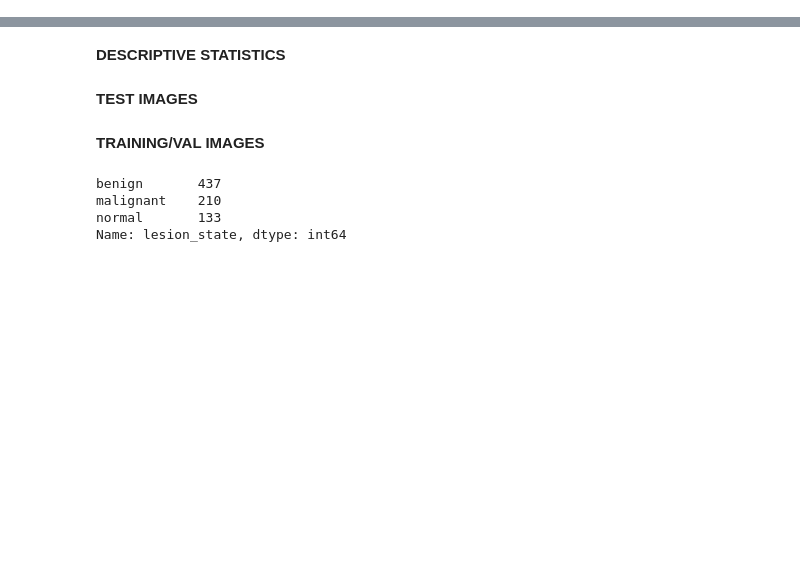
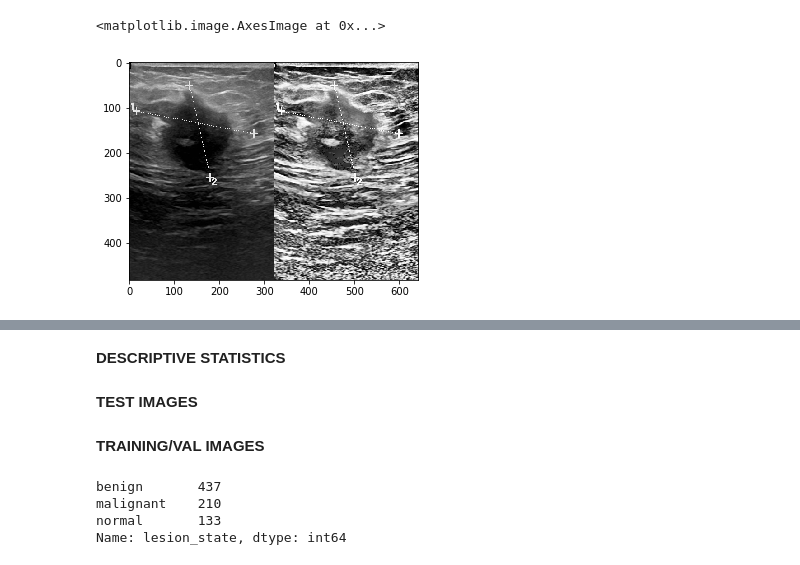
Before and after one commit to mroussak/BUS_Deep_Learning, a Jupyter notebook: data_exploration.ipynb, the cells around one changed output, grey strips where cells are left out. Drawn from its saved outputs; the diff is of its cells as text; code cells hidden in the pictures; blank space fills up the shorter version.

```diff
--- a/data_exploration.ipynb
+++ b/data_exploration.ipynb
@@ -7,3 +7,16 @@ import pandas as pd
 import numpy as np
 from sklearn.model_selection import train_test_split
 from matplotlib import pyplot as plt
+# %%
+img = cv2.imread('/external_drive/BUS_Deep_Learning/data/Dataset_BUSI_with_GT/malignant/malignant (123).png', cv2.IMREAD_GRAYSCALE)
+# %%
+#CLAHE
+clahe = cv2.createCLAHE()
+clahe_img = clahe.apply(img)
+# %%
+res = np.hstack((img,clahe_img))
+# %%
+plt.imshow(res,cmap='gray')
+# %% [output]
+<matplotlib.image.AxesImage at 0x...>
+[figure, added]
```
Also changed, not shown: parts of 11 cells of this notebook, 15 other files.
